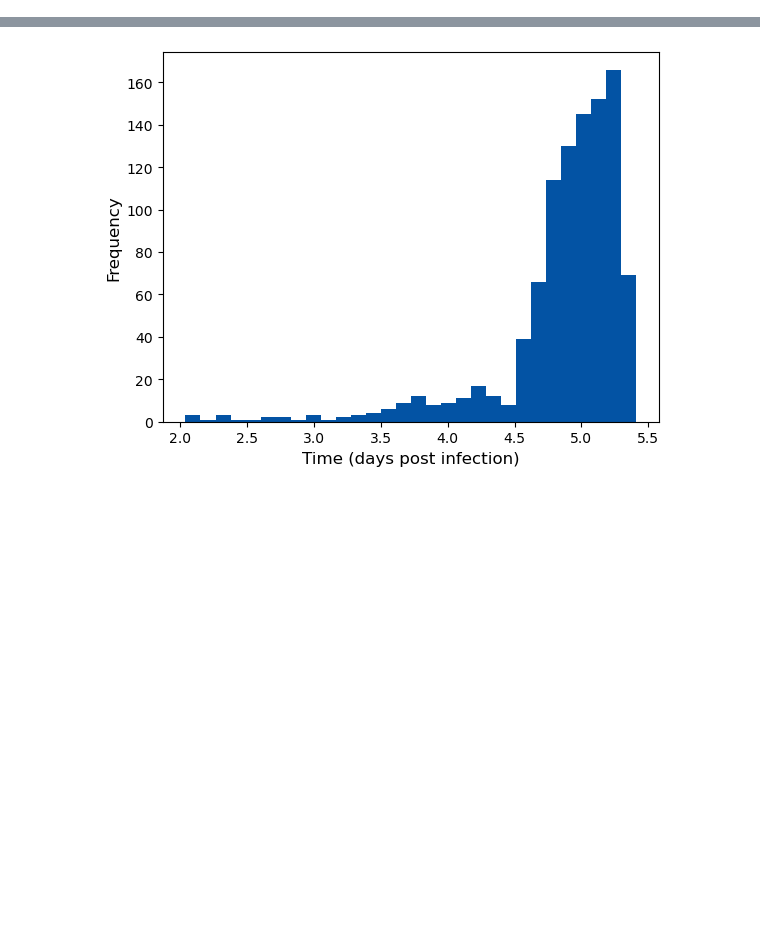
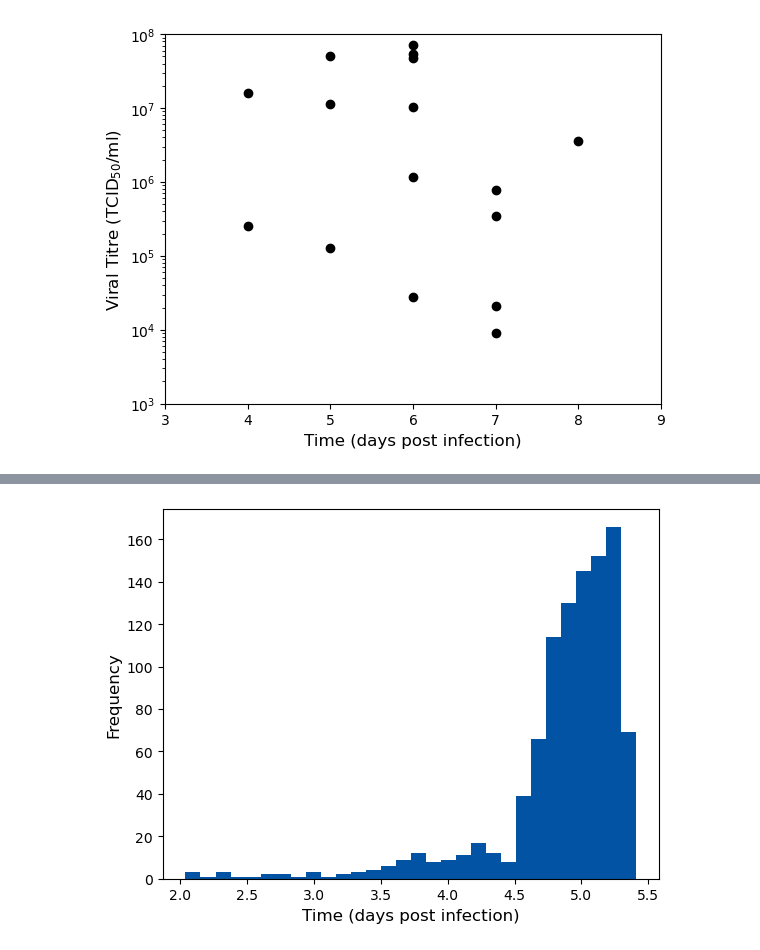
Before and after one commit to joshlooks/avianflu, a Jupyter notebook: article_plotting.ipynb, the cells around one changed output, grey strips where cells are left out. Cells and saved outputs as stored; diff of their text form; code cells hidden in the pictures; blank space fills up the shorter version.

```diff
--- a/article_plotting.ipynb
+++ b/article_plotting.ipynb
@@ -32,4 +32,18 @@ ts = np.linspace(0, 10, 1001)
 inits = np.array([Cell_Count_U, 0, 0, 1.3e3, Cell_Count_L, 0, 0, 0, 0])
 p = [theta[0], theta[1], 4, 2, 5.2, theta[2], theta[3], theta[4], 20, 0.56*2.8e-6 / 7, 0.27 / 7, theta[5], theta[6]]
 results = simulate.solve_model(diffusion_advection.model, inits, ts, (p,))
+# %%
+data = 10**np.array([7.2,5.40,5.1,7.05,7.7,7.68,7.85,7.73,7.01,6.073,4.45,5.894,5.5356,4.325,3.959,6.548])
+data_days = [4,4,5,5,5,6,6,6,6,6,6,7,7,7,7,8]
+fig, ax = plt.subplots()
+ax.scatter(data_days, data,color='k')
+ax.set_xlim((3,9))
+ax.set_yscale('log')
+ax.set_ylim((10**3,10**8))
+ax.set_xlabel("Time (days post infection)",fontsize=12)
+ax.set_ylabel(r"Viral Titre (TCID$_{50}$/ml)",fontsize=12)
+plt.savefig("Plots/dataset.pdf",dpi=2400,bbox_inches='tight')
+plt.show()
+# %% [output]
+[figure, added]
 # %%
```
Also changed, not shown: parts of 1 cell of this notebook, 11 other files.
